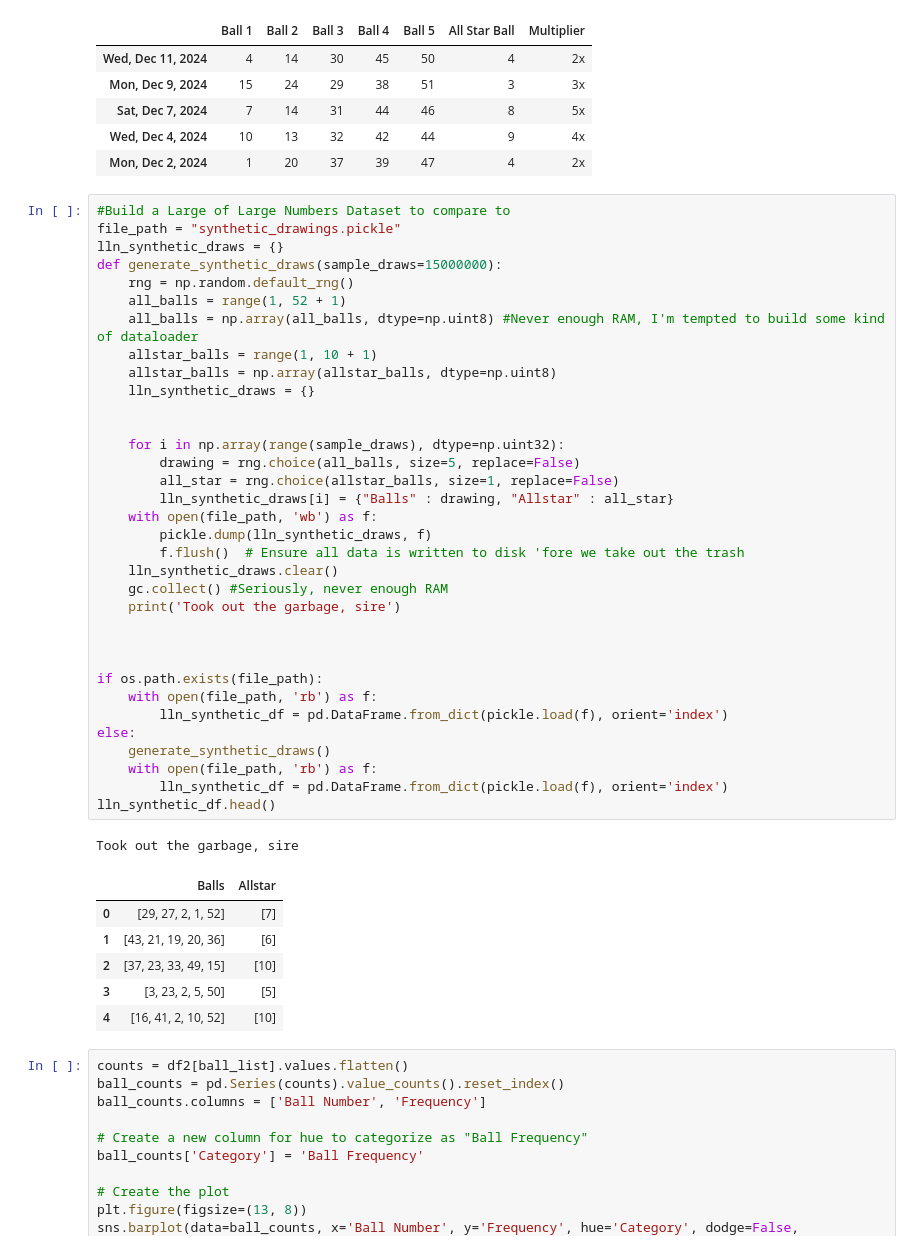
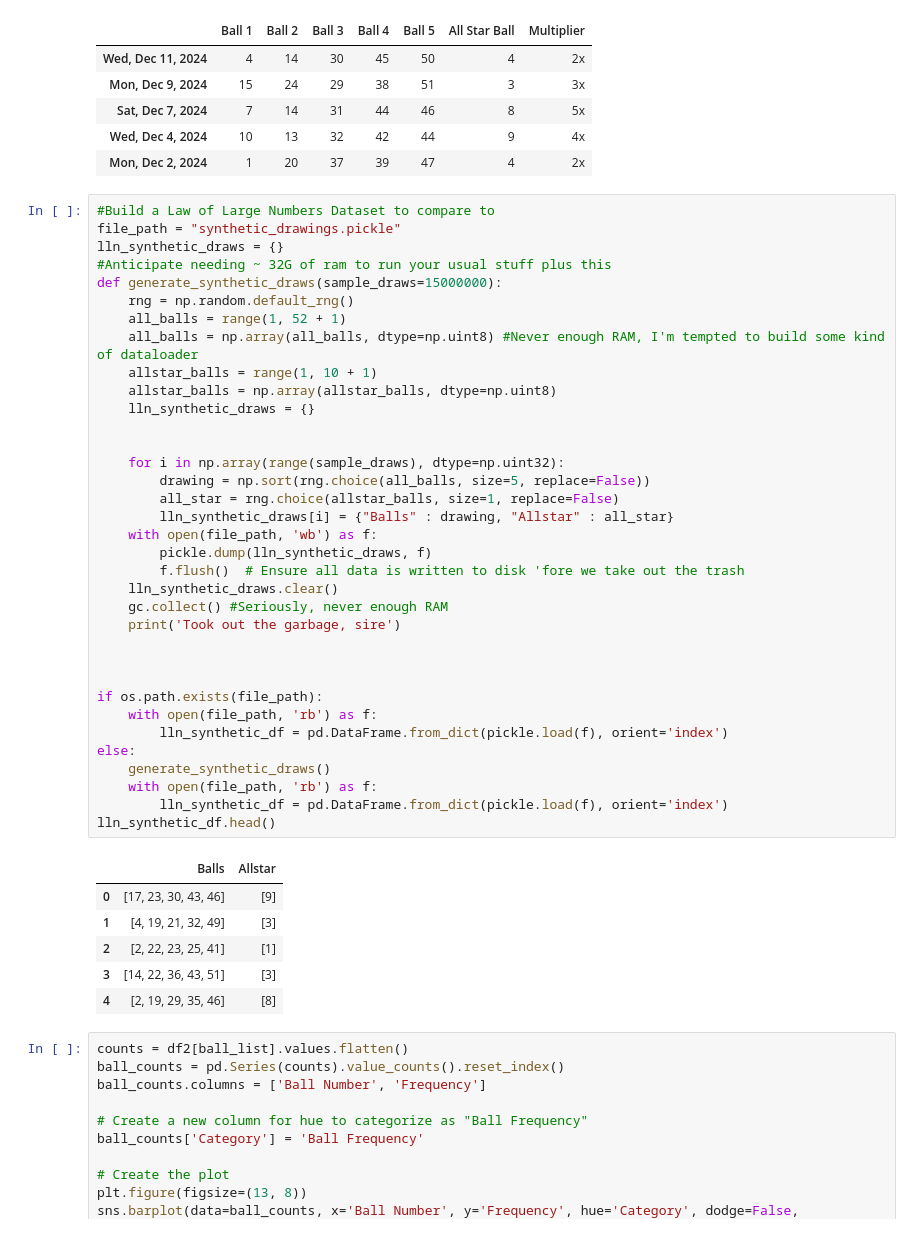
Before and after one commit to Agent-Diamonds/LottoAmericaDataFun, a Jupyter notebook: LottoAmerica.ipynb, the cells around one changed output. Cells and saved outputs as stored; diff of their text form.

```diff
--- a/LottoAmerica.ipynb
+++ b/LottoAmerica.ipynb
@@ -44,47 +44,47 @@ df2.head()
 | Wed, Dec 4, 2024 | 10 | 13 | 32 | 42 | 44 | 9 | 4x |
 | Mon, Dec 2, 2024 | 1 | 20 | 37 | 39 | 47 | 4 | 2x |
 # %%
-#Build a Large of Large Numbers Dataset to compare to
+#Build a Law of Large Numbers Dataset to compare to
 file_path = "synthetic_drawings.pickle"
 lln_synthetic_draws = {}
+#Anticipate needing ~ 32G of ram to run your usual stuff plus this
 def generate_synthetic_draws(sample_draws=15000000):
     rng = np.random.default_rng()
     all_balls = range(1, 52 + 1)
     all_balls = np.array(all_balls, dtype=np.uint8) #Never enough RAM, I'm tempted to build some kind of dataloader
     allstar_balls = range(1, 10 + 1)
     allstar_balls = np.array(allstar_balls, dtype=np.uint8)
     lln_synthetic_draws = {}
 
 
     for i in np.array(range(sample_draws), dtype=np.uint32):
-        drawing = rng.choice(all_balls, size=5, replace=False)
+        drawing = np.sort(rng.choice(all_balls, size=5, replace=False))
         all_star = rng.choice(allstar_balls, size=1, replace=False)
         lln_synthetic_draws[i] = {"Balls" : drawing, "Allstar" : all_star}
     with open(file_path, 'wb') as f:
         pickle.dump(lln_synthetic_draws, f)
         f.flush()  # Ensure all data is written to disk 'fore we take out the trash
     lln_synthetic_draws.clear()
     gc.collect() #Seriously, never enough RAM
     print('Took out the garbage, sire')
 
 
 
 if os.path.exists(file_path):
     with open(file_path, 'rb') as f:
         lln_synthetic_df = pd.DataFrame.from_dict(pickle.load(f), orient='index')
 else:
     generate_synthetic_draws()
     with open(file_path, 'rb') as f:
         lln_synthetic_df = pd.DataFrame.from_dict(pickle.load(f), orient='index')
 lln_synthetic_df.head()
 # %% [output]
-Took out the garbage, sire
 |  | Balls | Allstar |
-| 0 | [29, 27, 2, 1, 52] | [7] |
-| 1 | [43, 21, 19, 20, 36] | [6] |
-| 2 | [37, 23, 33, 49, 15] | [10] |
-| 3 | [3, 23, 2, 5, 50] | [5] |
-| 4 | [16, 41, 2, 10, 52] | [10] |
+| 0 | [17, 23, 30, 43, 46] | [9] |
+| 1 | [4, 19, 21, 32, 49] | [3] |
+| 2 | [2, 22, 23, 25, 41] | [1] |
+| 3 | [14, 22, 36, 43, 51] | [3] |
+| 4 | [2, 19, 29, 35, 46] | [8] |
 # %%
 counts = df2[ball_list].values.flatten()
 ball_counts = pd.Series(counts).value_counts().reset_index()
```
